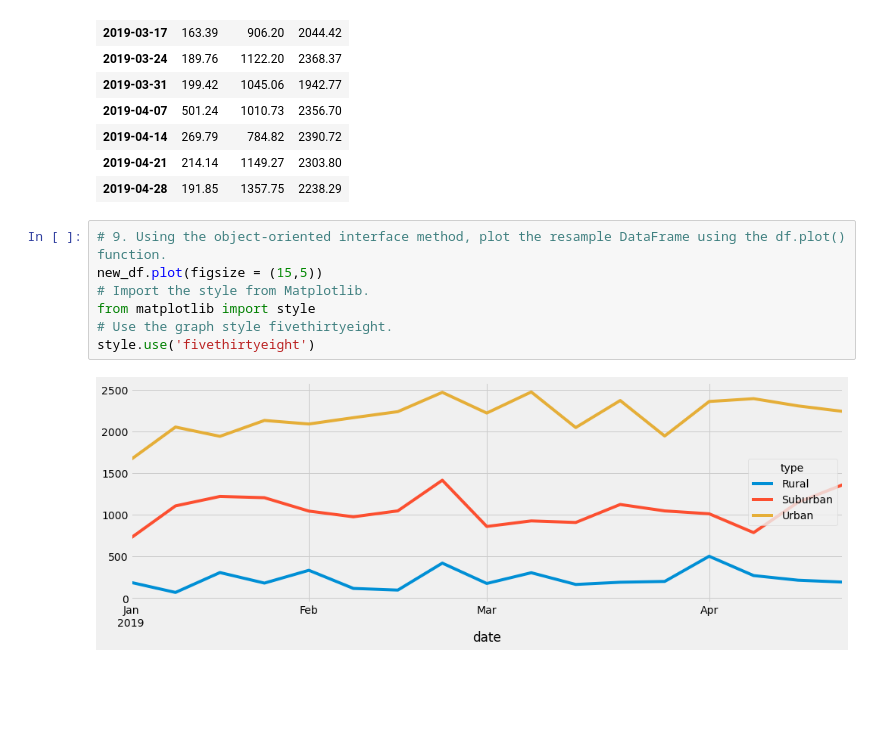
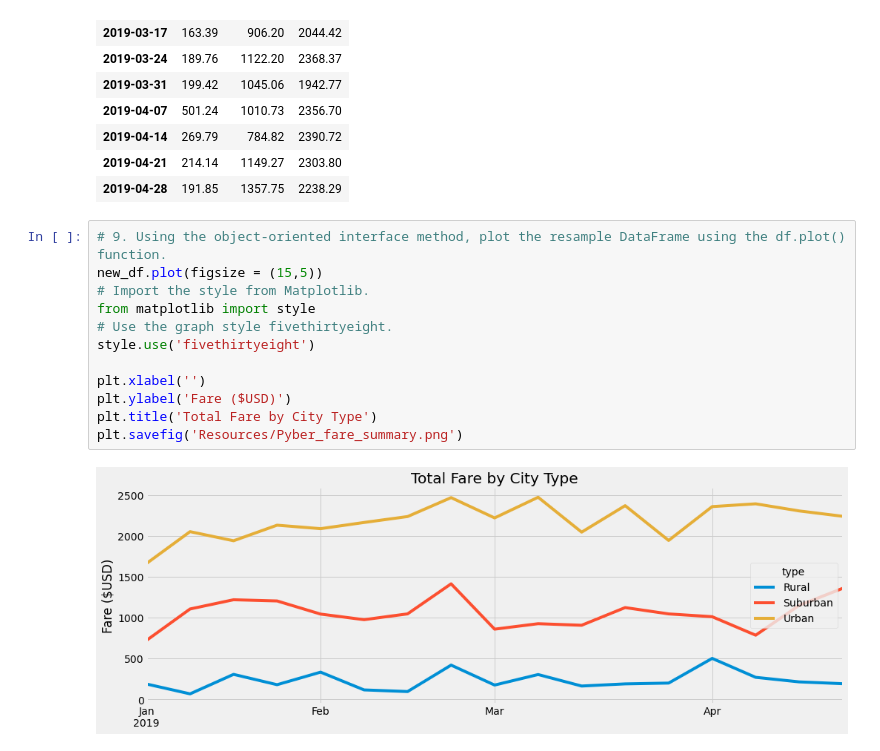
Before and after one commit to JennyJohnson78/pyber_analysis, a Jupyter notebook: PyBer_Challenge.ipynb, the cells around one changed output. Cells and saved outputs as stored; diff of their text form; blank space fills up the shorter version.

```diff
--- a/PyBer_Challenge.ipynb
+++ b/PyBer_Challenge.ipynb
@@ -238,9 +238,14 @@ new_df
 # %%
 # 9. Using the object-oriented interface method, plot the resample DataFrame using the df.plot() function.
 new_df.plot(figsize = (15,5))
 # Import the style from Matplotlib.
 from matplotlib import style
 # Use the graph style fivethirtyeight.
 style.use('fivethirtyeight')
+
+plt.xlabel('')
+plt.ylabel('Fare ($USD)')
+plt.title('Total Fare by City Type')
+plt.savefig('Resources/Pyber_fare_summary.png')
 # %% [output]
-[figure, old version]
+[figure, new version]
```
Also changed, not shown: 1 other file.
